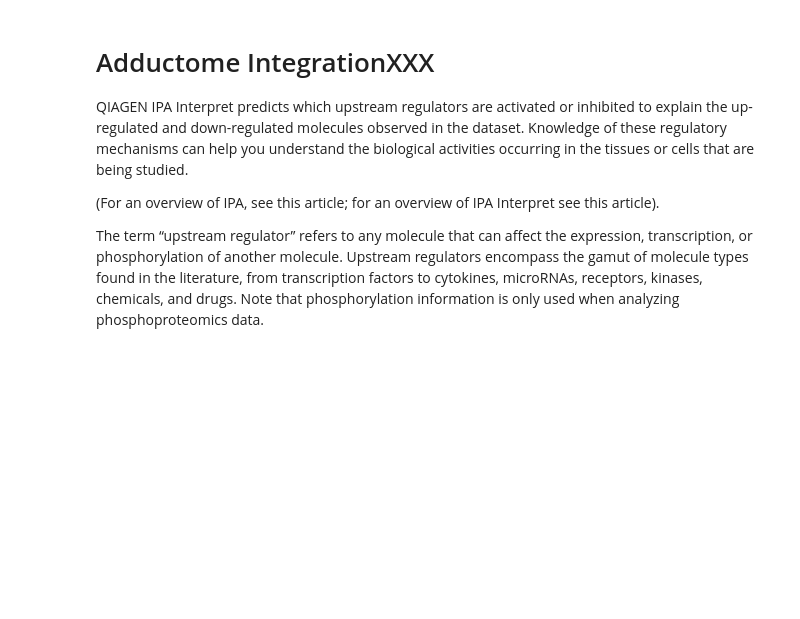
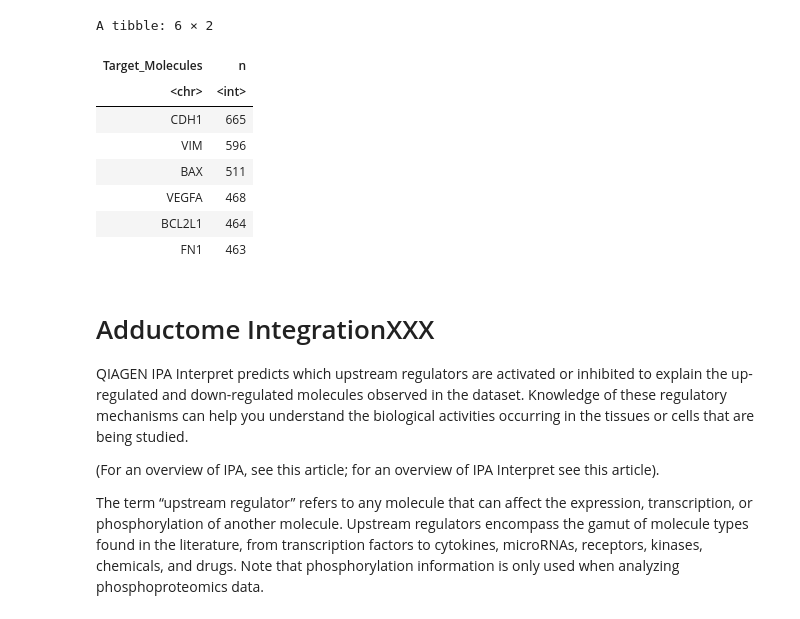
Before and after one commit to UNC-CEMALB/P1016.-THC-RNASeq-Adducts, a Jupyter notebook: 3. Adductome Integration/Adductome Integration.ipynb, the cells around one changed output. Drawn from its saved outputs; the diff is of its cells as text; code cells hidden in the pictures; blank space fills up the shorter version.

```diff
--- a/3. Adductome Integration/Adductome Integration.ipynb
+++ b/3. Adductome Integration/Adductome Integration.ipynb
@@ -46,3 +65,22 @@ A data.frame: 6 × 8
+# %%
+# creating a df that contains the number of times the genes were targeted by upstream regulators
+cleaned_reg_df = upstream_reg_df[,c(1,3,4,7)] %>%
+    dplyr::select(Target_Molecules) %>%
+    separate_rows(Target_Molecules, sep = ",") %>%
+    # removes whitespace from a string
+    mutate(Target_Molecules = str_trim(Target_Molecules)) %>%
+    count(Target_Molecules, sort = TRUE)
+head(cleaned_reg_df)
+# %% [output]
+A tibble: 6 × 2
+| Target_Molecules | n |
+| <chr> | <int> |
+| CDH1 | 665 |
+| VIM | 596 |
+| BAX | 511 |
+| VEGFA | 468 |
+| BCL2L1 | 464 |
+| FN1 | 463 |
 # %% [markdown]
 # Adductome IntegrationXXX
 QIAGEN IPA Interpret predicts which upstream regulators are activated or inhibited to explain the up-regulated and down-regulated molecules observed in the dataset. Knowledge of these regulatory mechanisms can help you understand the biological activities occurring in the tissues or cells that are being studied.
```
Also changed, not shown: parts of 10 cells of this notebook.
